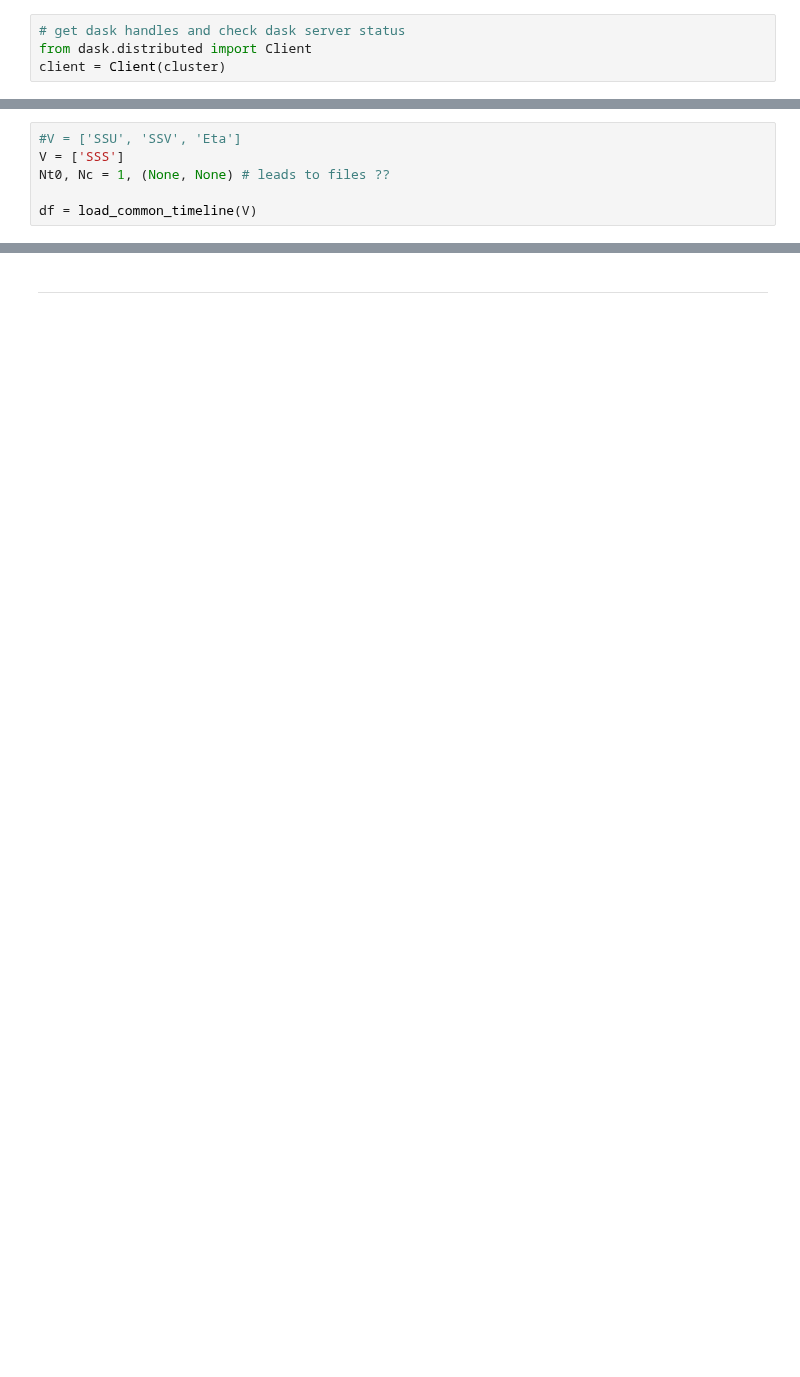
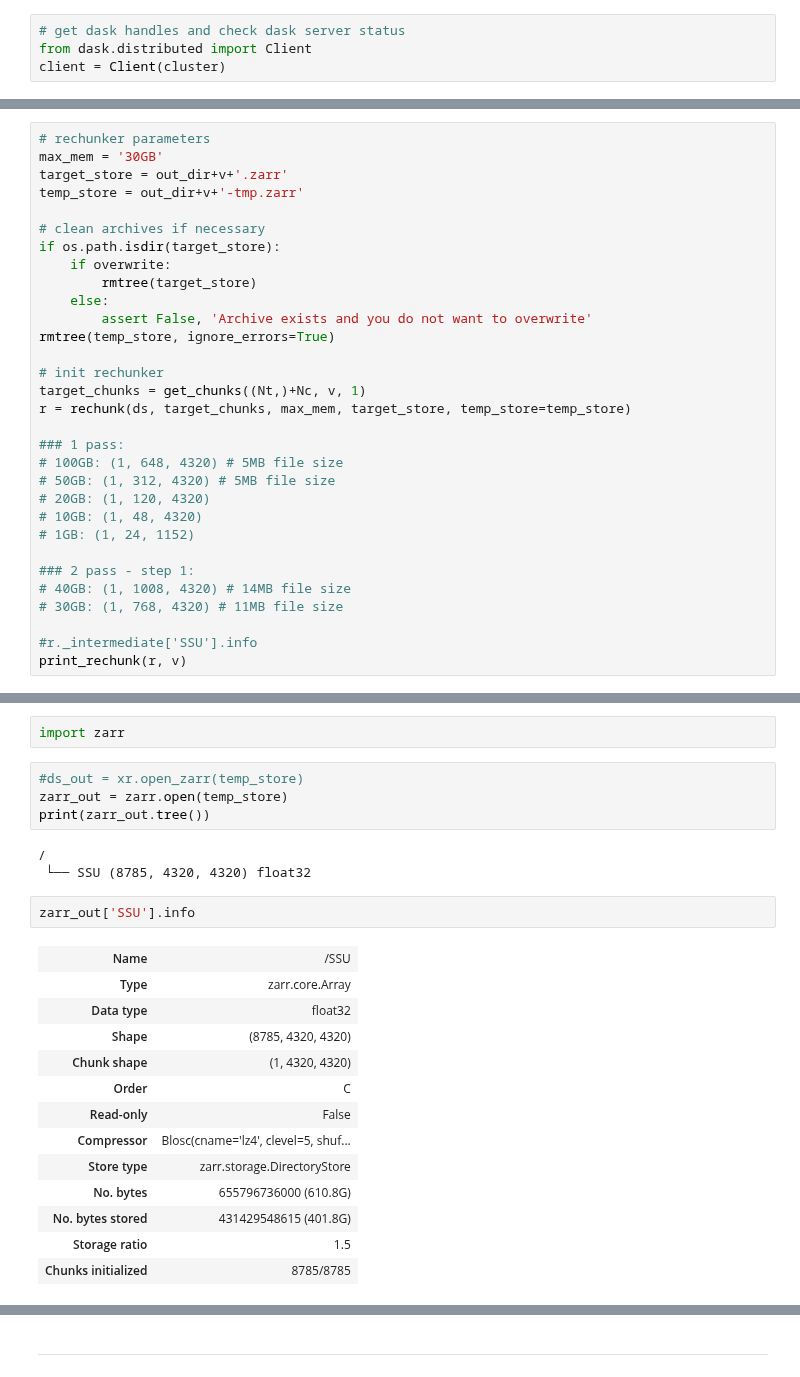
Before and after one commit to apatlpo/mit_equinox, a Jupyter notebook: hal/rechunk.ipynb, the cells around one changed output, grey strips where cells are left out. Cells and saved outputs as stored; diff of their text form; blank space fills up the shorter version.

```diff
--- a/hal/rechunk.ipynb
+++ b/hal/rechunk.ipynb
@@ -175,6 +88,0 @@ for v in V:
-# %%
-#V = ['SSU', 'SSV', 'Eta']
-V = ['SSS']
-Nt0, Nc = 1, (None, None) # leads to files ??
-
-df = load_common_timeline(V)
@@ -247,0 +150,31 @@ Data variables:
+# %%
+# rechunker parameters
+max_mem = '30GB'
+target_store = out_dir+v+'.zarr'
+temp_store = out_dir+v+'-tmp.zarr'
+
+# clean archives if necessary
+if os.path.isdir(target_store):
+    if overwrite:
+        rmtree(target_store)
+    else:
+        assert False, 'Archive exists and you do not want to overwrite'
+rmtree(temp_store, ignore_errors=True)
+
+# init rechunker
+target_chunks = get_chunks((Nt,)+Nc, v, 1)
+r = rechunk(ds, target_chunks, max_mem, target_store, temp_store=temp_store)
+
+### 1 pass:
+# 100GB: (1, 648, 4320) # 5MB file size
+# 50GB: (1, 312, 4320) # 5MB file size
+# 20GB: (1, 120, 4320)
+# 10GB: (1, 48, 4320)
+# 1GB: (1, 24, 1152)
+
+### 2 pass - step 1:
+# 40GB: (1, 1008, 4320) # 14MB file size
+# 30GB: (1, 768, 4320) # 11MB file size
+
+#r._intermediate['SSU'].info
+print_rechunk(r, v)
@@ -247,0 +297,25 @@ Data variables:
+# %%
+import zarr
+# %%
+#ds_out = xr.open_zarr(temp_store)
+zarr_out = zarr.open(temp_store)
+print(zarr_out.tree())
+# %% [output]
+/
+ └── SSU (8785, 4320, 4320) float32
+# %%
+zarr_out['SSU'].info
+# %% [output]
+| Name | /SSU |
+| Type | zarr.core.Array |
+| Data type | float32 |
+| Shape | (8785, 4320, 4320) |
+| Chunk shape | (1, 4320, 4320) |
+| Order | C |
+| Read-only | False |
+| Compressor | Blosc(cname='lz4', clevel=5, shuf... |
+| Store type | zarr.storage.DirectoryStore |
+| No. bytes | 655796736000 (610.8G) |
+| No. bytes stored | 431429548615 (401.8G) |
+| Storage ratio | 1.5 |
+| Chunks initialized | 8785/8785 |
```
Also changed, not shown: parts of 35 cells of this notebook, 4 other files.
